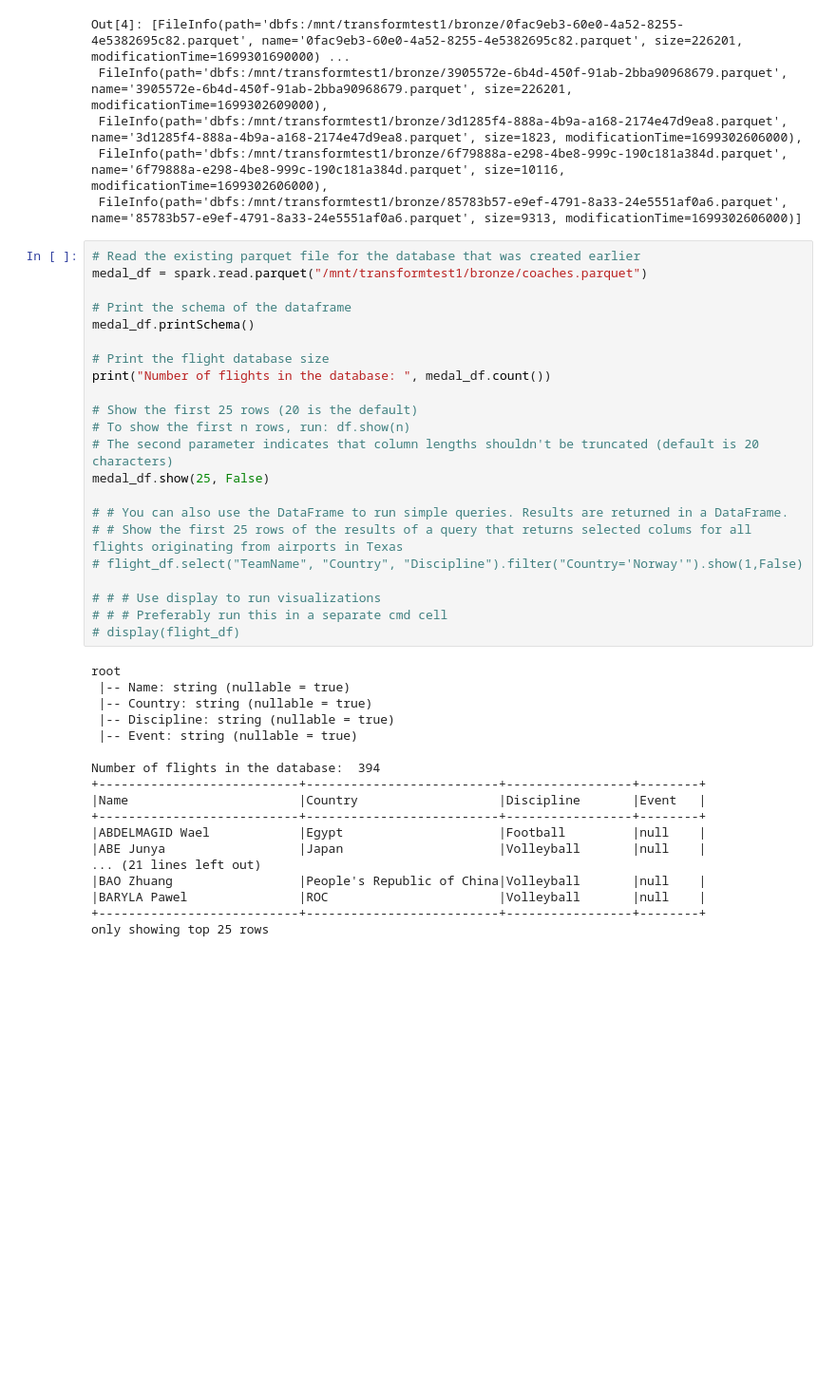
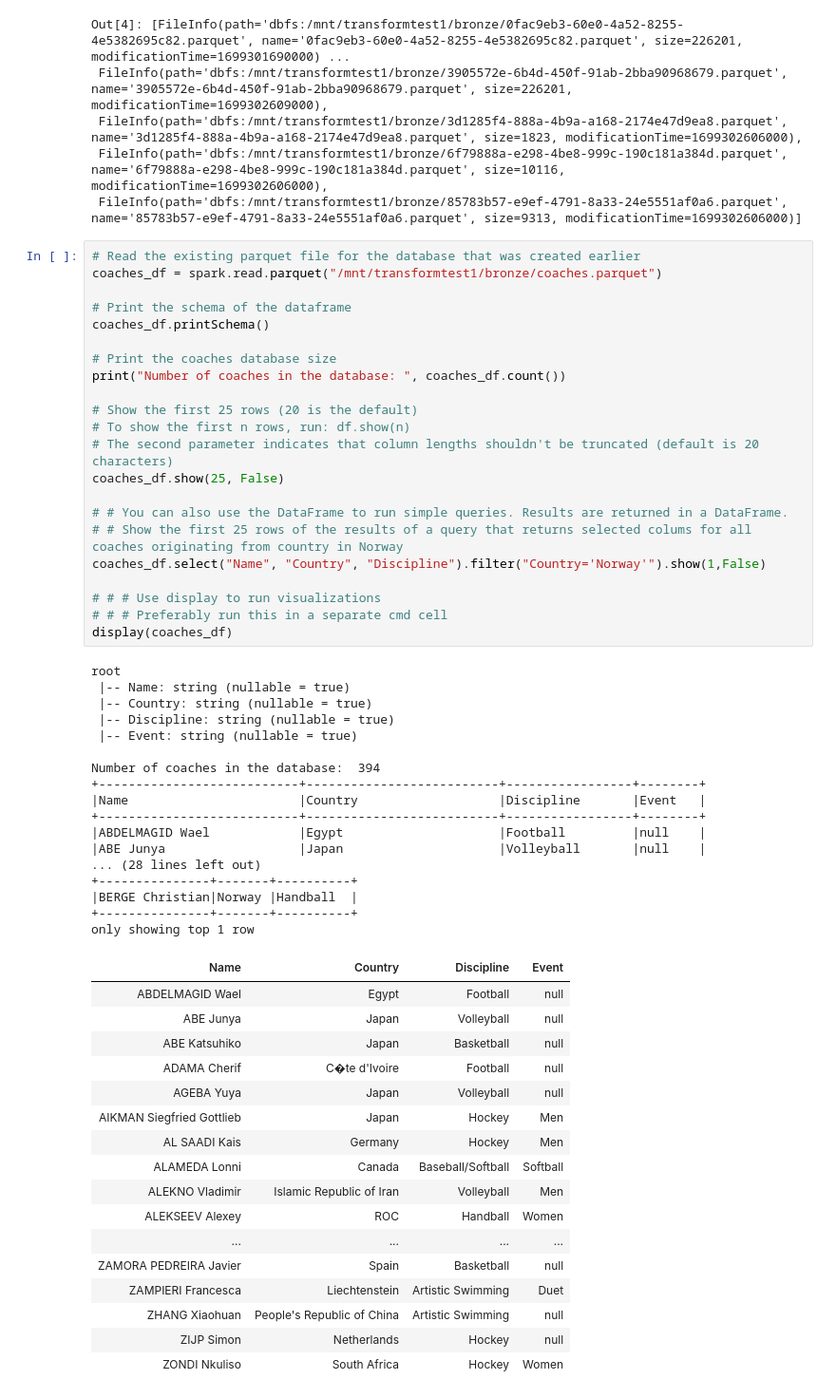
Before and after one commit to Felicia1993/capstoneProject, a Jupyter notebook: mountstorage.ipynb, the cells around one changed output. Shown at 95% size. Cells and saved outputs as stored; diff of their text form; blank space fills up the shorter version.

```diff
--- a/mountstorage.ipynb
+++ b/mountstorage.ipynb
@@ -21,44 +21,61 @@ Out[4]: [FileInfo(path='dbfs:/mnt/transformtest1/bronze/0fac9eb3-60e0-4a52-8255-
  FileInfo(path='dbfs:/mnt/transformtest1/bronze/85783b57-e9ef-4791-8a33-24e5551af0a6.parquet', name='85783b57-e9ef-4791-8a33-24e5551af0a6.parquet', size=9313, modificationTime=1699302606000)]
 # %%
 # Read the existing parquet file for the database that was created earlier
-medal_df = spark.read.parquet("/mnt/transformtest1/bronze/coaches.parquet")
+coaches_df = spark.read.parquet("/mnt/transformtest1/bronze/coaches.parquet")
 
 # Print the schema of the dataframe
-medal_df.printSchema()
+coaches_df.printSchema()
 
-# Print the flight database size
-print("Number of flights in the database: ", medal_df.count())
+# Print the coaches database size
+print("Number of coaches in the database: ", coaches_df.count())
 
 # Show the first 25 rows (20 is the default)
 # To show the first n rows, run: df.show(n)
 # The second parameter indicates that column lengths shouldn't be truncated (default is 20 characters)
-medal_df.show(25, False)
+coaches_df.show(25, False)
 
 # # You can also use the DataFrame to run simple queries. Results are returned in a DataFrame.
-# # Show the first 25 rows of the results of a query that returns selected colums for all flights originating from airports in Texas
-# flight_df.select("TeamName", "Country", "Discipline").filter("Country='Norway'").show(1,False)
+# # Show the first 25 rows of the results of a query that returns selected colums for all coaches originating from country in Norway
+coaches_df.select("Name", "Country", "Discipline").filter("Country='Norway'").show(1,False)
 
 # # # Use display to run visualizations
 # # # Preferably run this in a separate cmd cell
-# display(flight_df)
+display(coaches_df)
 # %% [output]
 root
  |-- Name: string (nullable = true)
  |-- Country: string (nullable = true)
  |-- Discipline: string (nullable = true)
  |-- Event: string (nullable = true)
 
-Number of flights in the database:  394
+Number of coaches in the database:  394
 +---------------------------+--------------------------+-----------------+--------+
 |Name                       |Country                   |Discipline       |Event   |
 +---------------------------+--------------------------+-----------------+--------+
 |ABDELMAGID Wael            |Egypt                     |Football         |null    |
 |ABE Junya                  |Japan                     |Volleyball       |null    |
-... (21 lines left out)
-|BAO Zhuang                 |People's Republic of China|Volleyball       |null    |
-|BARYLA Pawel               |ROC                       |Volleyball       |null    |
-+---------------------------+--------------------------+-----------------+--------+
-only showing top 25 rows
+... (28 lines left out)
++---------------+-------+----------+
+|BERGE Christian|Norway |Handball  |
++---------------+-------+----------+
+only showing top 1 row
+| Name | Country | Discipline | Event |
+| ABDELMAGID Wael | Egypt | Football | null |
+| ABE Junya | Japan | Volleyball | null |
+| ABE Katsuhiko | Japan | Basketball | null |
+| ADAMA Cherif | C�te d'Ivoire | Football | null |
+| AGEBA Yuya | Japan | Volleyball | null |
+| AIKMAN Siegfried Gottlieb | Japan | Hockey | Men |
+| AL SAADI Kais | Germany | Hockey | Men |
+| ALAMEDA Lonni | Canada | Baseball/Softball | Softball |
+| ALEKNO Vladimir | Islamic Republic of Iran | Volleyball | Men |
+| ALEKSEEV Alexey | ROC | Handball | Women |
+| ... | ... | ... | ... |
+| ZAMORA PEDREIRA Javier | Spain | Basketball | null |
+| ZAMPIERI Francesca | Liechtenstein | Artistic Swimming | Duet |
+| ZHANG Xiaohuan | People's Republic of China | Artistic Swimming | null |
+| ZIJP Simon | Netherlands | Hockey | null |
+| ZONDI Nkuliso | South Africa | Hockey | Women |
 # %%
 # create a temporary sql view for querying athletes information
 atheletes_data = spark.read.parquet('/mnt/transformtest1/bronze/athletes.parquet')
```
Also changed, not shown: parts of 1 cell of this notebook, 1 other file.
